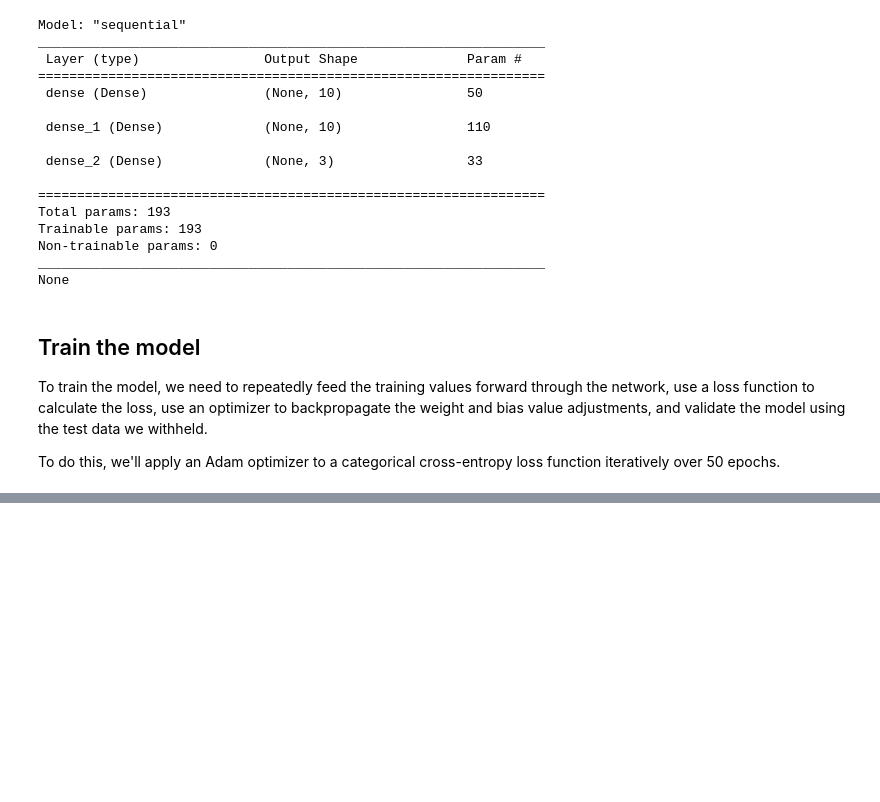
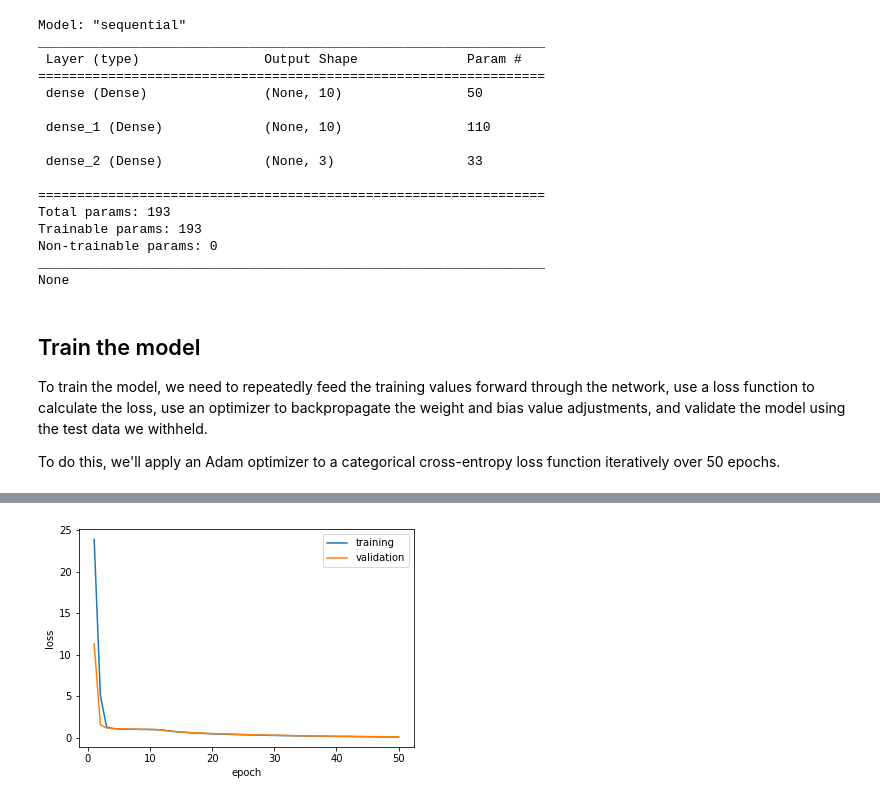
Before and after one commit to ashioyajotham/Azure, a Jupyter notebook: dnn-tensorflow.ipynb, the cells around one changed output, grey strips where cells are left out. Saved outputs shown, nothing was run; the diff lists cells and outputs as text; code cells hidden in the pictures; blank space fills up the shorter version.

```diff
--- a/dnn-tensorflow.ipynb
+++ b/dnn-tensorflow.ipynb
@@ -245,0 +254,15 @@ Epoch 50/50
+# %%
+%matplotlib inline
+from matplotlib import pyplot as plt
+
+epoch_nums = range(1,num_epochs+1)
+training_loss = history.history["loss"]
+validation_loss = history.history["val_loss"]
+plt.plot(epoch_nums, training_loss)
+plt.plot(epoch_nums, validation_loss)
+plt.xlabel('epoch')
+plt.ylabel('loss')
+plt.legend(['training', 'validation'], loc='upper right')
+plt.show()
+# %% [output]
+[figure, added]
```
Also changed, not shown: parts of 14 cells of this notebook.
